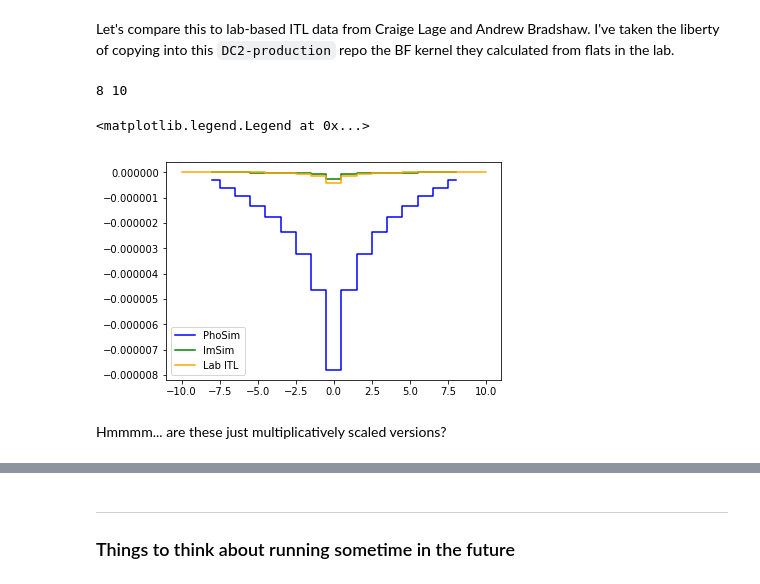
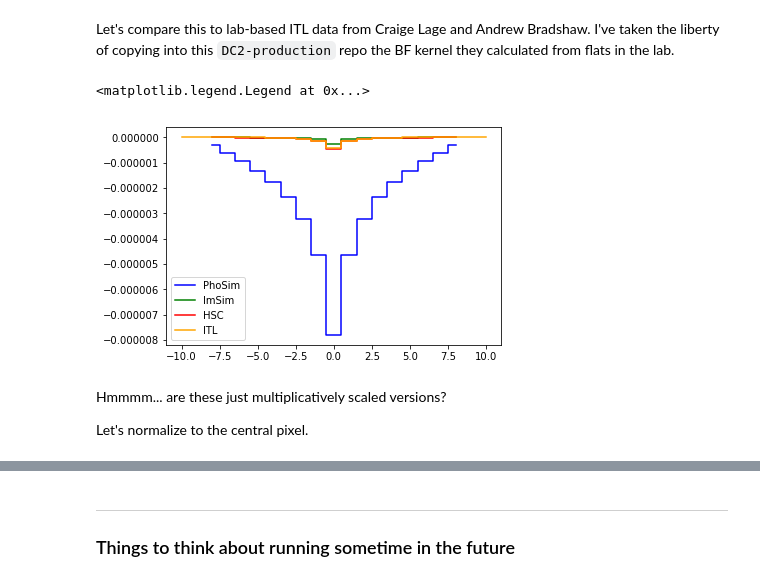
Before and after one commit to LSSTDESC/DC2-production, a Jupyter notebook: Notebooks/make_brighter_fatter_kernel.ipynb, the cells around one changed output, grey strips where cells are left out. Cells and saved outputs as stored; diff of their text form; code cells hidden in the pictures.

```diff
--- a/Notebooks/make_brighter_fatter_kernel.ipynb
+++ b/Notebooks/make_brighter_fatter_kernel.ipynb
@@ -242,21 +284,29 @@ plt.plot(imsim_bf_kernel[3][:,8], color='blue', linestyle='--', drawstyle='steps
 Let's compare this to lab-based ITL data from Craige Lage and Andrew Bradshaw.  I've taken the liberty of copying into this `DC2-production` repo the BF kernel they calculated from flats in the lab.
 # %%
 from astropy.io import fits
-lab_kernel = fits.getdata('BF_kernel-ITL_3800C_002.fits')
+lab_bf_kernel = fits.getdata('BF_kernel-ITL_3800C_002.fits')
+# Make it look like the other ones
+lab_detector = 2
+lab_bf_kernel = {lab_detector: lab_bf_kernel}
-# %%
-bf_center = len(phosim_bf_kernel[94])//2
-lab_center = len(lab_kernel)//2
-
-print(bf_ny, lab_ny)
-
-plt.plot(np.arange(-bf_center, +bf_center+1), phosim_bf_kernel[phosim_detector][:,bf_center], drawstyle='steps-mid', color='blue', label='PhoSim')
-plt.plot(np.arange(-bf_center, +bf_center+1), imsim_bf_kernel[0][:,bf_center], drawstyle='steps-mid', color='green', label='ImSim')
-
-plt.plot(np.arange(-lab_center, +lab_center+1), lab_kernel[:,lab_center], drawstyle='steps-mid', color='orange', label='Lab ITL')
-plt.legend()
-# %% [output]
-8 10
-<matplotlib.legend.Legend at 0x...>
-[figure, removed]
+# %%
+# Create some dicts to simplify code below
+ref_detectors = {'PhoSim': phosim_detector, 'ImSim': imsim_detector, 'HSC': hsc_detector, 'ITL': lab_detector}
+bf_kernels = {'PhoSim': phosim_bf_kernel, 'ImSim': imsim_bf_kernel, 'HSC': hsc_bf_kernel, 'ITL': lab_bf_kernel}
+colors = {'PhoSim': 'blue', 'ImSim': 'green', 'HSC': 'red', 'ITL': 'orange'}
+# %%
+bf_centers = {k: len(bf_kernel[k][ref_detector[k]])//2 for k in bf_kernel}
+# %%
+for k, bf in bf_kernel.items():
+    r = np.arange(-bf_centers[k], +bf_centers[k]+1)
+    kernel_row = bf_kernels[k][ref_detectors[k]][:, bf_centers[k]]
+    plt.plot(r, kernel_row,
+             drawstyle='steps-mid', color=colors[k], label='{}'.format(k))
+
+plt.legend()
+# %% [output]
+<matplotlib.legend.Legend at 0x...>
+[figure, added]
 # %% [markdown]
 Hmmmm... are these just multiplicatively scaled versions?
+
+Let's normalize to the central pixel.
```
Also changed, not shown: parts of 13 cells of this notebook.
